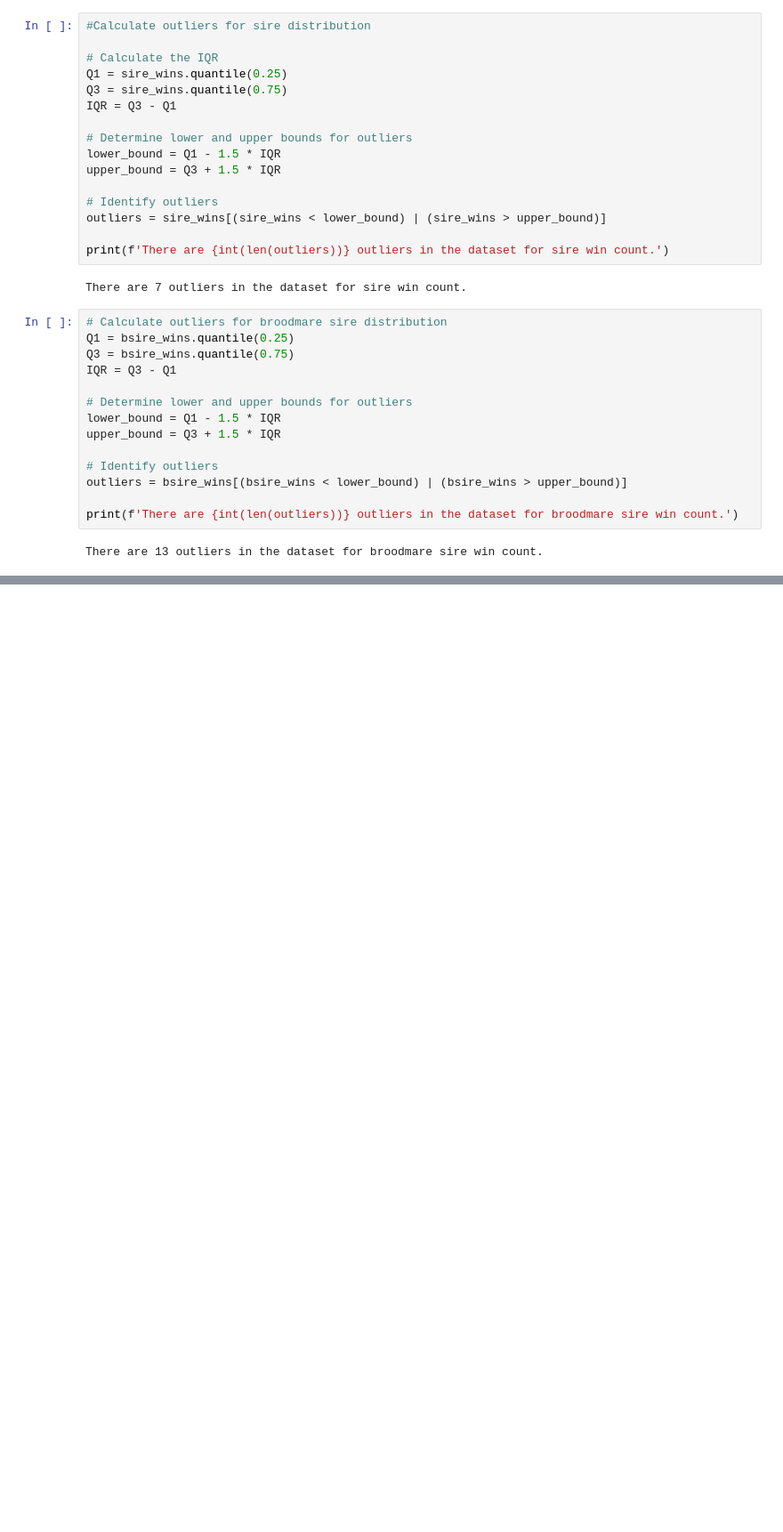
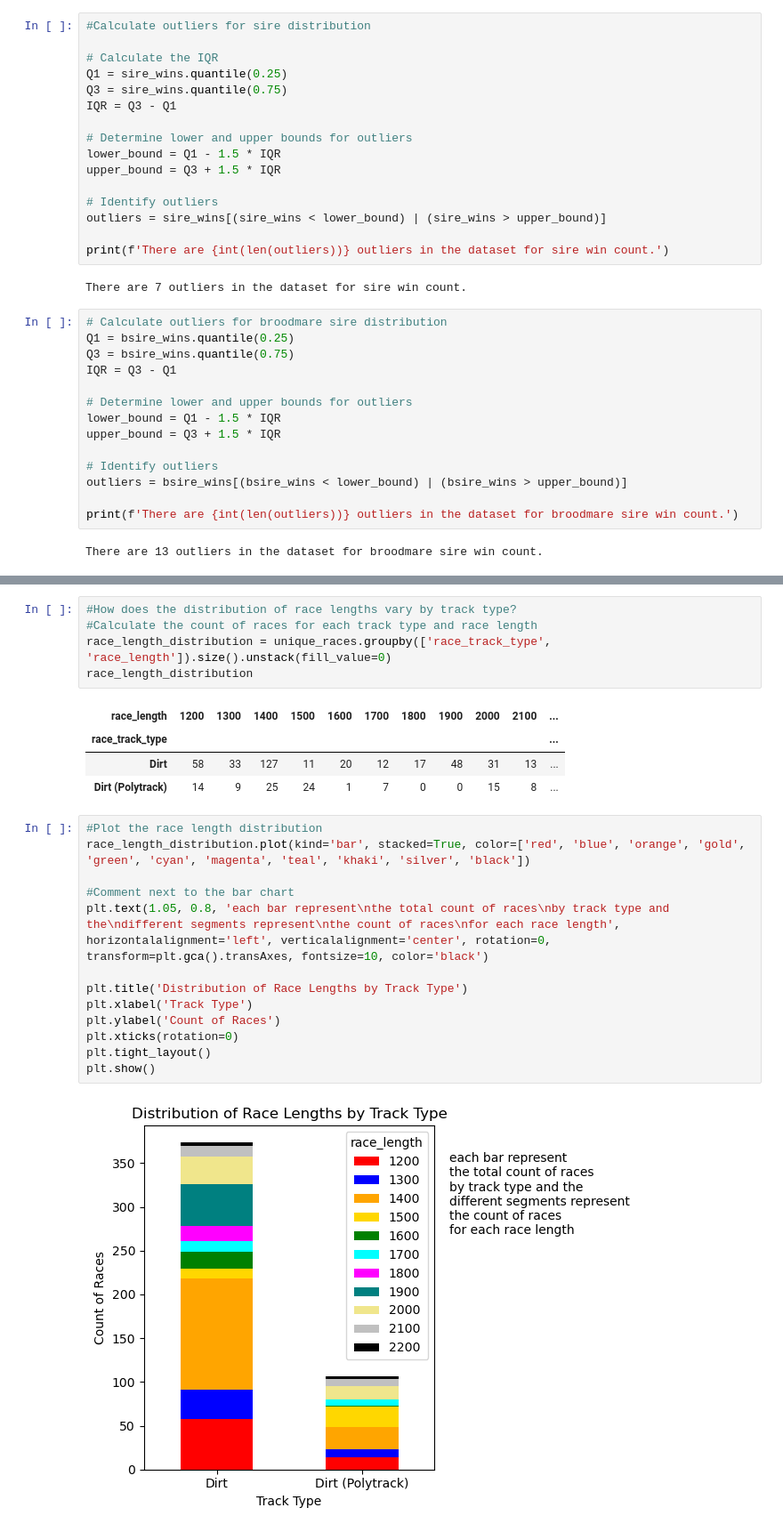
Before and after one commit to moonsunkey/Project-1, a Jupyter notebook: HorseRacing_jinlu.ipynb, the cells around one changed output, grey strips where cells are left out. Shown at 89% size. Cells and saved outputs as stored; diff of their text form; blank space fills up the shorter version.

```diff
--- a/HorseRacing_jinlu.ipynb
+++ b/HorseRacing_jinlu.ipynb
@@ -761,0 +915,25 @@ There are 13 outliers in the dataset for broodmare sire win count.
+# %%
+#How does the distribution of race lengths vary by track type?
+#Calculate the count of races for each track type and race length
+race_length_distribution = unique_races.groupby(['race_track_type', 'race_length']).size().unstack(fill_value=0)
+race_length_distribution
+# %% [output]
+| race_length | 1200 | 1300 | 1400 | 1500 | 1600 | 1700 | 1800 | 1900 | 2000 | 2100 | ... |
+| race_track_type |  |  |  |  |  |  |  |  |  |  | ... |
+| Dirt | 58 | 33 | 127 | 11 | 20 | 12 | 17 | 48 | 31 | 13 | ... |
+| Dirt (Polytrack) | 14 | 9 | 25 | 24 | 1 | 7 | 0 | 0 | 15 | 8 | ... |
+# %%
+#Plot the race length distribution
+race_length_distribution.plot(kind='bar', stacked=True, color=['red', 'blue', 'orange', 'gold', 'green', 'cyan', 'magenta', 'teal', 'khaki', 'silver', 'black'])
+
+#Comment next to the bar chart
+plt.text(1.05, 0.8, 'each bar represent\nthe total count of races\nby track type and the\ndifferent segments represent\nthe count of races\nfor each race length', horizontalalignment='left', verticalalignment='center', rotation=0, transform=plt.gca().transAxes, fontsize=10, color='black')
+
+plt.title('Distribution of Race Lengths by Track Type')
+plt.xlabel('Track Type')
+plt.ylabel('Count of Races')
+plt.xticks(rotation=0)
+plt.tight_layout()
+plt.show()
+# %% [output]
+[figure, added]
```
Also changed, not shown: parts of 9 cells of this notebook.
